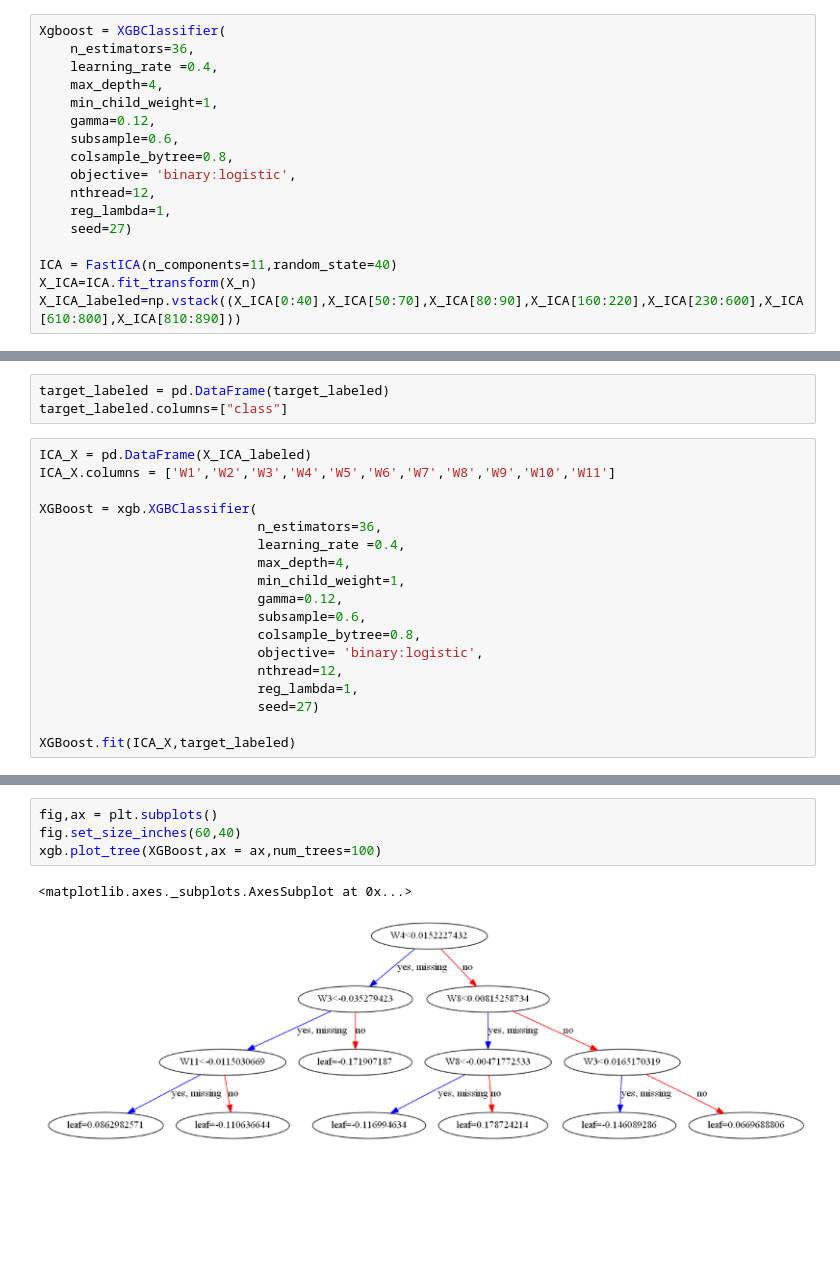
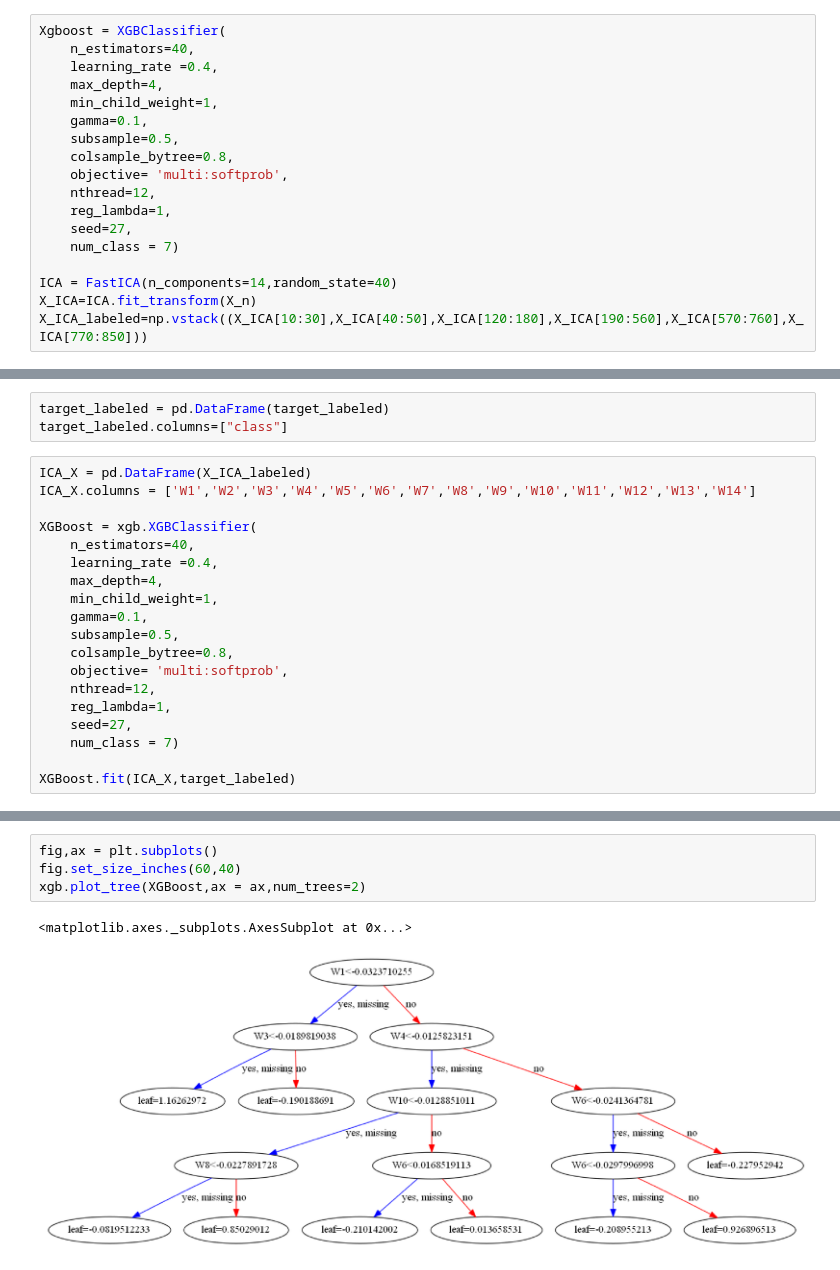
Before and after one commit to SunJincheng123108/Sunjincheng, a Jupyter notebook: coffeedata code.ipynb, the cells around one changed output, grey strips where cells are left out. Cells and saved outputs as stored; diff of their text form; blank space fills up the shorter version.

```diff
--- a/coffeedata code.ipynb
+++ b/coffeedata code.ipynb
@@ -782,18 +2184,19 @@ best score:0.9712328767123287
 # Now here is the new classifier model.
 # %%
 Xgboost = XGBClassifier(
-    n_estimators=36,
+    n_estimators=40,
     learning_rate =0.4,
     max_depth=4,
     min_child_weight=1,
-    gamma=0.12,
-    subsample=0.6,
+    gamma=0.1,
+    subsample=0.5,
     colsample_bytree=0.8,
-    objective= 'binary:logistic',
+    objective= 'multi:softprob',
     nthread=12,
     reg_lambda=1,
-    seed=27)
+    seed=27,
+    num_class = 7)
 
-ICA = FastICA(n_components=11,random_state=40)
+ICA = FastICA(n_components=14,random_state=40)
 X_ICA=ICA.fit_transform(X_n)
-X_ICA_labeled=np.vstack((X_ICA[0:40],X_ICA[50:70],X_ICA[80:90],X_ICA[160:220],X_ICA[230:600],X_ICA[610:800],X_ICA[810:890]))
+X_ICA_labeled=np.vstack((X_ICA[10:30],X_ICA[40:50],X_ICA[120:180],X_ICA[190:560],X_ICA[570:760],X_ICA[770:850]))
@@ -860,20 +2266,21 @@ target_labeled = pd.DataFrame(target_labeled)
 target_labeled.columns=["class"]
 # %%
 ICA_X = pd.DataFrame(X_ICA_labeled)
-ICA_X.columns = ['W1','W2','W3','W4','W5','W6','W7','W8','W9','W10','W11']
+ICA_X.columns = ['W1','W2','W3','W4','W5','W6','W7','W8','W9','W10','W11','W12','W13','W14']
 
 XGBoost = xgb.XGBClassifier(
-                            n_estimators=36,
-                            learning_rate =0.4,
-                            max_depth=4,
-                            min_child_weight=1,
-                            gamma=0.12,
-                            subsample=0.6,
-                            colsample_bytree=0.8,
-                            objective= 'binary:logistic',
-                            nthread=12,
-                            reg_lambda=1,
-                            seed=27)
+    n_estimators=40,
+    learning_rate =0.4,
+    max_depth=4,
+    min_child_weight=1,
+    gamma=0.1,
+    subsample=0.5,
+    colsample_bytree=0.8,
+    objective= 'multi:softprob',
+    nthread=12,
+    reg_lambda=1,
+    seed=27,
+    num_class = 7)
 
 XGBoost.fit(ICA_X,target_labeled)
 # %% [output]
@@ -889,7 +2299,7 @@ XGBClassifier(base_score=0.5, booster='gbtree', colsample_bylevel=1,
 # %%
 fig,ax = plt.subplots()
 fig.set_size_inches(60,40)
-xgb.plot_tree(XGBoost,ax = ax,num_trees=100)
+xgb.plot_tree(XGBoost,ax = ax,num_trees=2)
 # %% [output]
 <matplotlib.axes._subplots.AxesSubplot at 0x...>
-[figure, old version]
+[figure, new version]
```
Also changed, not shown: parts of 187 cells of this notebook, 1 other file.
